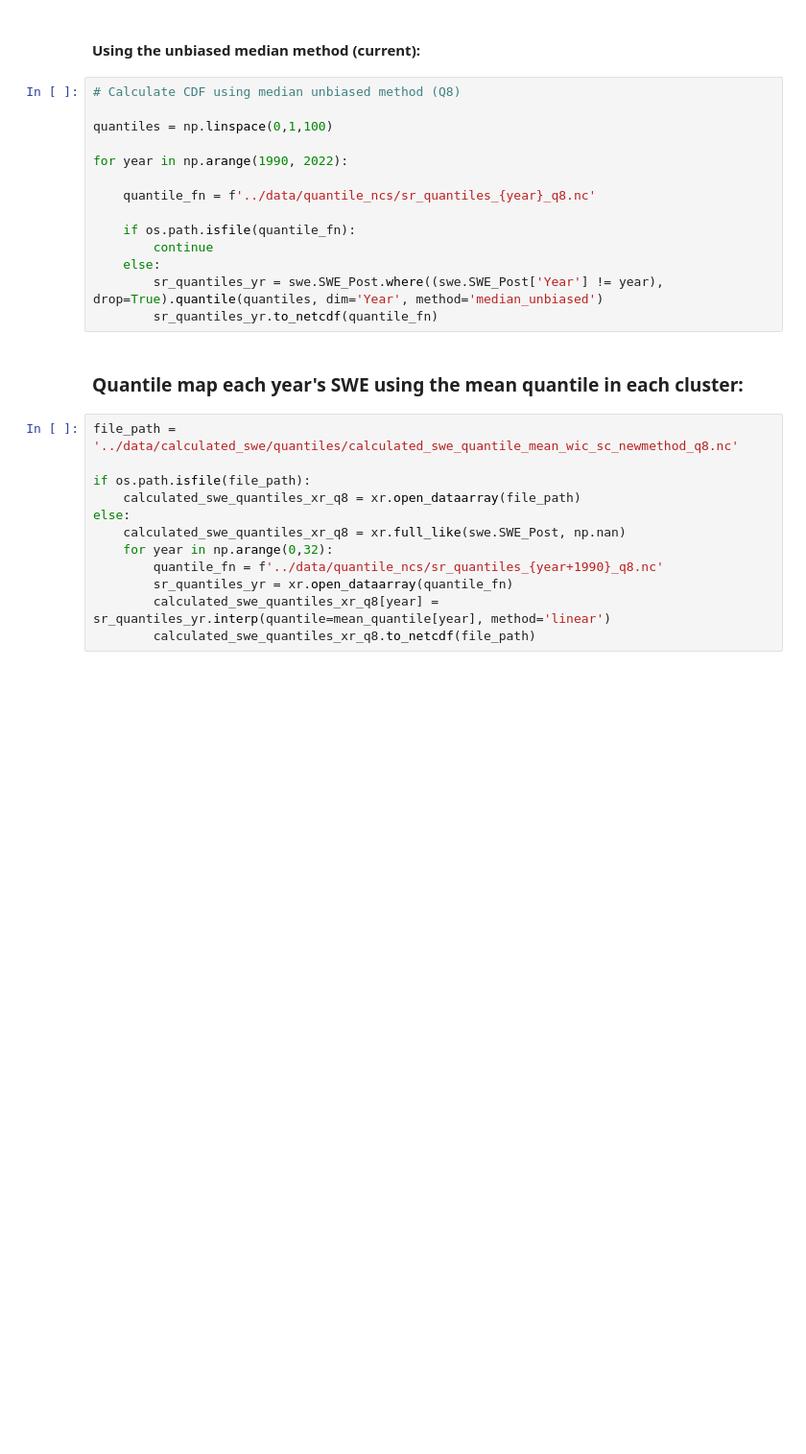
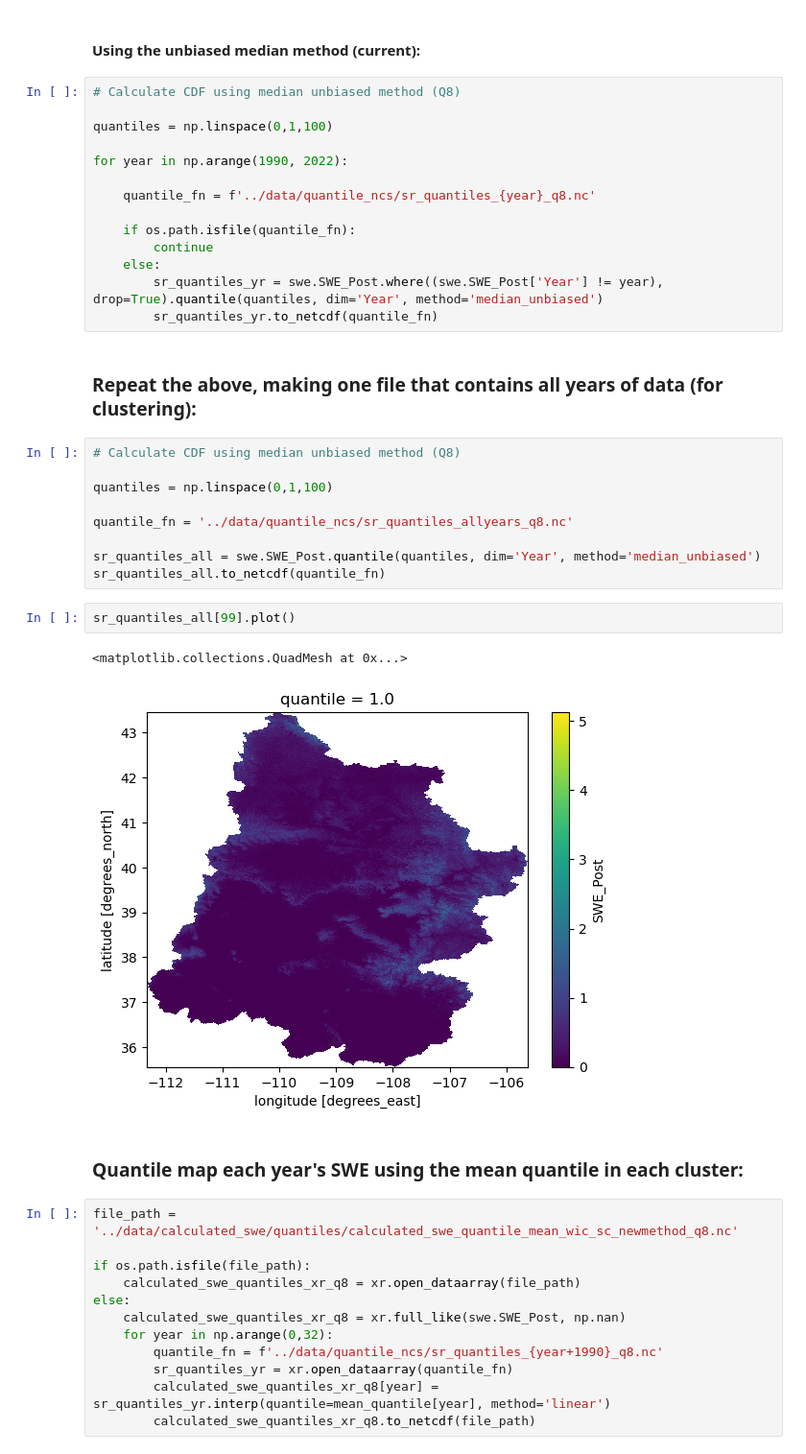
Before and after one commit to bessoh2/correlated-domains, a Jupyter notebook: notebooks/quantile_mapping_gridded.ipynb, the cells around one changed output. Shown at 96% size. Drawn from its saved outputs; the diff is of its cells as text; blank space fills up the shorter version.

```diff
--- a/notebooks/quantile_mapping_gridded.ipynb
+++ b/notebooks/quantile_mapping_gridded.ipynb
@@ -166,6 +200,22 @@ for year in np.arange(1990, 2022):
     else:
         sr_quantiles_yr = swe.SWE_Post.where((swe.SWE_Post['Year'] != year), drop=True).quantile(quantiles, dim='Year', method='median_unbiased')
         sr_quantiles_yr.to_netcdf(quantile_fn)
+# %% [markdown]
+### Repeat the above, making one file that contains all years of data (for clustering):
+# %%
+# Calculate CDF using median unbiased method (Q8)
+
+quantiles = np.linspace(0,1,100)
+
+quantile_fn = '../data/quantile_ncs/sr_quantiles_allyears_q8.nc'
+
+sr_quantiles_all = swe.SWE_Post.quantile(quantiles, dim='Year', method='median_unbiased')
+sr_quantiles_all.to_netcdf(quantile_fn)
+# %%
+sr_quantiles_all[99].plot()
+# %% [output]
+<matplotlib.collections.QuadMesh at 0x...>
+[figure, added]
 # %% [markdown]
 ### Quantile map each year's SWE using the mean quantile in each cluster:
 # %%
```
Also changed, not shown: parts of 11 cells of this notebook, 9 other files.
